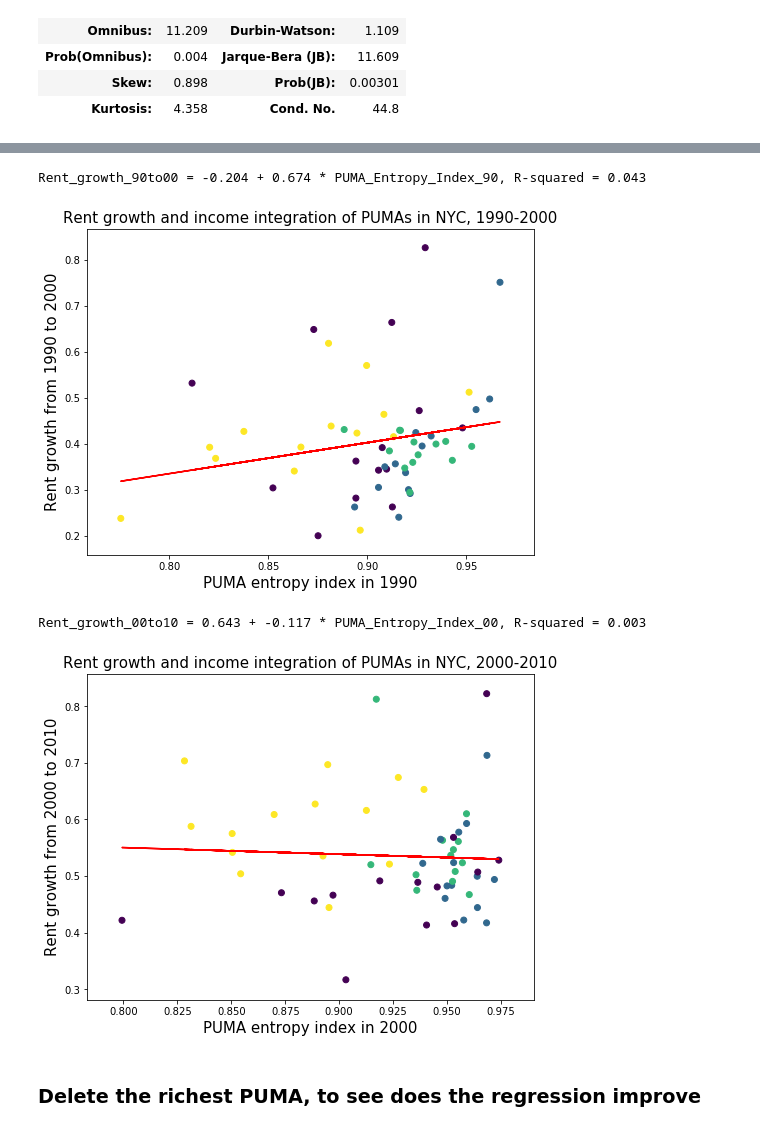
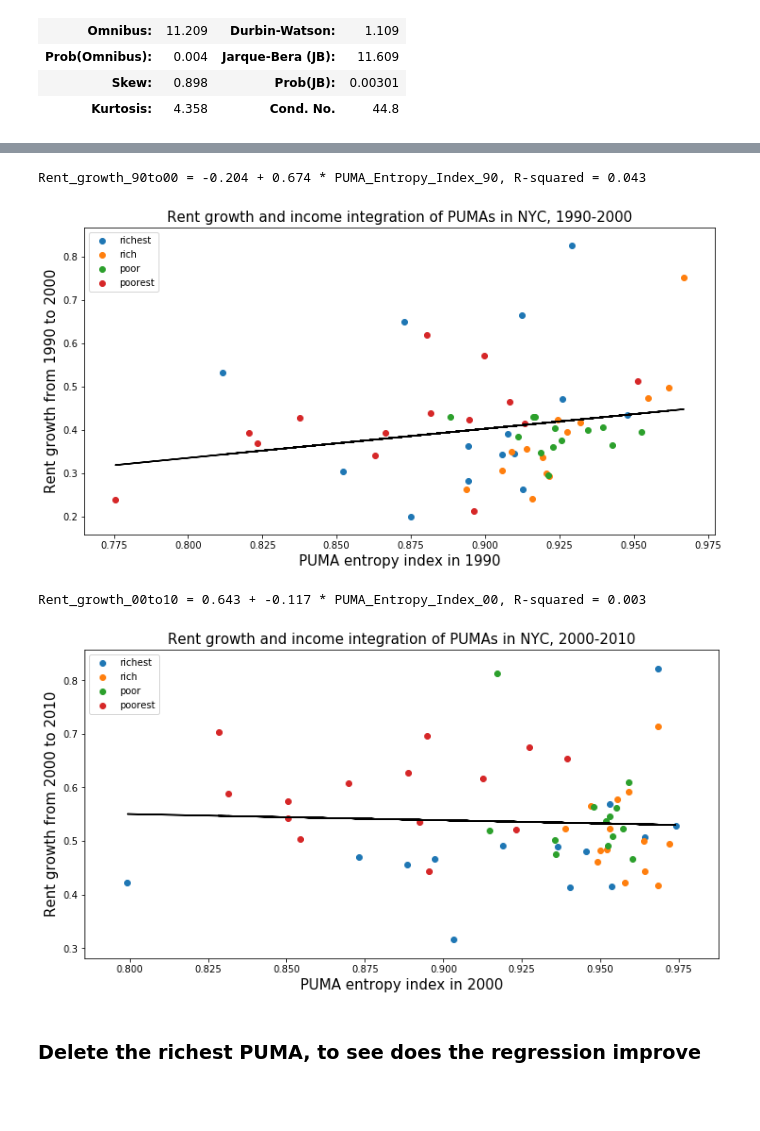
Before and after one commit to picniclin/NYC_yl5240, a Jupyter notebook: NYC_housing_and_income.ipynb, the cells around one changed output, grey strips where cells are left out. Cells and saved outputs as stored; diff of their text form; code cells hidden in the pictures; blank space fills up the shorter version.

```diff
--- a/NYC_housing_and_income.ipynb
+++ b/NYC_housing_and_income.ipynb
@@ -1451,25 +1519,62 @@ OLS Regression Results
 # %%
-plt.figure(figsize = (8, 6))
-plt.scatter(df_puma_entropy_rent.entropy_index_9,
-            df_puma_entropy_rent.rent_growth_90_00,
-           c = df_puma_entropy_rent.rich_9)
-plt.plot(df_puma_entropy_rent.entropy_index_9, lm1_puma.predict(), c = 'r')
+plt.figure(figsize = (12, 6))
+
+
+plt.scatter(df_puma_entropy_rent.entropy_index_9[df_puma_entropy_rent.rich_9 == 1],
+                df_puma_entropy_rent.rent_growth_90_00[df_puma_entropy_rent.rich_9 == 1],
+            label = 'richest')
+
+plt.scatter(df_puma_entropy_rent.entropy_index_9[df_puma_entropy_rent.rich_9 == 2],
+                df_puma_entropy_rent.rent_growth_90_00[df_puma_entropy_rent.rich_9 == 2],
+            label = 'rich')
+
+plt.scatter(df_puma_entropy_rent.entropy_index_9[df_puma_entropy_rent.rich_9 == 3],
+                df_puma_entropy_rent.rent_growth_90_00[df_puma_entropy_rent.rich_9 == 3],
+            label = 'poor')
+
+plt.scatter(df_puma_entropy_rent.entropy_index_9[df_puma_entropy_rent.rich_9 == 4],
+                df_puma_entropy_rent.rent_growth_90_00[df_puma_entropy_rent.rich_9 == 4],
+            label = 'poorest')
+plt.legend()
+
+
+
+plt.plot(df_puma_entropy_rent.entropy_index_9, lm1_puma.predict(), c = 'k')
 plt.xlabel('PUMA entropy index in 1990', fontsize = 15)
 plt.ylabel('Rent growth from 1990 to 2000', fontsize = 15)
 plt.title('Rent growth and income integration of PUMAs in NYC, 1990-2000',
          fontsize = 15)
 
 print('Rent_growth_90to00 = {} + {} * PUMA_Entropy_Index_90, R-squared = {}'.format(\
                 round(lm1_puma.params[0],3), round(lm1_puma.params[1],3),round(lm1_puma.rsquared,3)))
 # %% [output]
 Rent_growth_90to00 = -0.204 + 0.674 * PUMA_Entropy_Index_90, R-squared = 0.043
-[figure, old version]
+[figure, new version]
 # %%
-plt.figure(figsize = (8, 6))
-plt.scatter(df_puma_entropy_rent.entropy_index_0,
-            df_puma_entropy_rent.rent_growth_00_10,
-           c = df_puma_entropy_rent.rich_0)
-plt.plot(df_puma_entropy_rent.entropy_index_0, lm2_puma.predict(), c = 'r')
+plt.figure(figsize = (12, 6))
+
+
+plt.scatter(df_puma_entropy_rent.entropy_index_0[df_puma_entropy_rent.rich_0 == 1],
+                df_puma_entropy_rent.rent_growth_00_10[df_puma_entropy_rent.rich_0 == 1],
+            label = 'richest')
+
+plt.scatter(df_puma_entropy_rent.entropy_index_0[df_puma_entropy_rent.rich_0 == 2],
+                df_puma_entropy_rent.rent_growth_00_10[df_puma_entropy_rent.rich_0 == 2],
+            label = 'rich')
+
+plt.scatter(df_puma_entropy_rent.entropy_index_0[df_puma_entropy_rent.rich_0 == 3],
+                df_puma_entropy_rent.rent_growth_00_10[df_puma_entropy_rent.rich_0 == 3],
+            label = 'poor')
+
+plt.scatter(df_puma_entropy_rent.entropy_index_0[df_puma_entropy_rent.rich_0 == 4],
+                df_puma_entropy_rent.rent_growth_00_10[df_puma_entropy_rent.rich_0 == 4],
+            label = 'poorest')
+plt.legend()
+
+
+
+
+plt.plot(df_puma_entropy_rent.entropy_index_0, lm2_puma.predict(), c = 'k')
 plt.xlabel('PUMA entropy index in 2000', fontsize = 15)
 plt.ylabel('Rent growth from 2000 to 2010', fontsize = 15)
 plt.title('Rent growth and income integration of PUMAs in NYC, 2000-2010',
@@ -1479,7 +1584,7 @@ print('Rent_growth_00to10 = {} + {} * PUMA_Entropy_Index_00, R-squared = {}'.for
                 round(lm2_puma.params[0],3), round(lm2_puma.params[1],3),round(lm2_puma.rsquared,3)))
 # %% [output]
 Rent_growth_00to10 = 0.643 + -0.117 * PUMA_Entropy_Index_00, R-squared = 0.003
-[figure, old version]
+[figure, new version]
 # %% [markdown]
 ### Delete the richest PUMA, to see does the regression improve
 # %%
```
Also changed, not shown: parts of 7 cells of this notebook.
